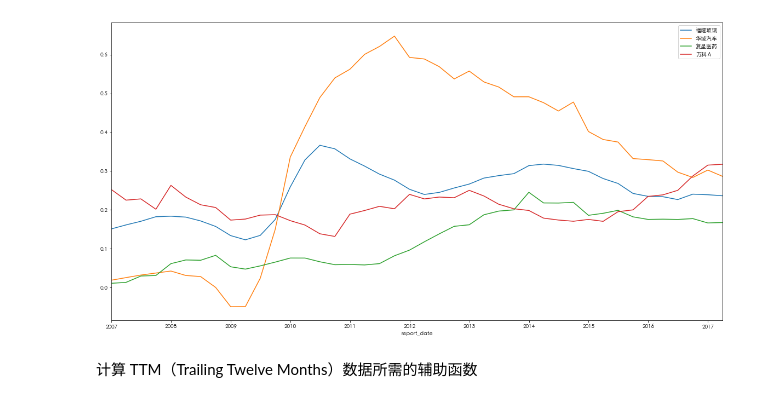
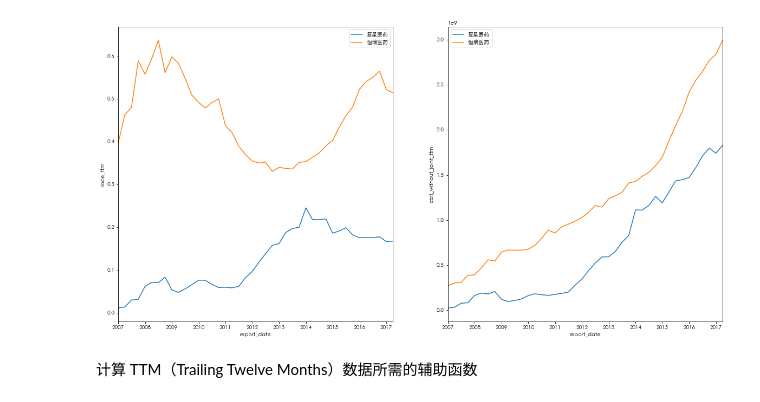
Before and after one commit to pro-zw/evalstock, a Jupyter notebook: eval_utility/china_stock.ipynb, the cells around one changed output. Saved outputs shown, nothing was run; the diff lists cells and outputs as text; code cells hidden in the pictures.

```diff
--- a/eval_utility/china_stock.ipynb
+++ b/eval_utility/china_stock.ipynb
@@ -23,23 +23,41 @@ from django.db.models import Q
 # %%
 from magic_formula.models import HistoricalKpi
 
-def show_roce_ttms(stock_names: list):
-    fig = plt.figure()
-    ax = fig.add_subplot(1, 1, 1)
+stocks_interested = ['复星医药', '恒瑞医药']
 
+def plot_roce_ttms(stock_names: list):
     for stock_name in stock_names:
         historical_kpi = HistoricalKpi.objects.filter(stock__stock_name=stock_name)
         roce_ttm_df = (pd.DataFrame(list(historical_kpi.values(
             'stock__stock_name', 'report_date', 'roce_ttm')))
             .set_index('report_date'))
-        roce_ttm_df['roce_ttm'].plot(label=roce_ttm_df['stock__stock_name'][-1])
+        roce_ttm_df['roce_ttm'].plot(
+            label=roce_ttm_df['stock__stock_name'][-1])
 
-    plt.legend()
-    plt.show()
+def plot_ebit_without_joint_ttm(stock_names: list):
+    for stock_name in stock_names:
+        historical_kpi = HistoricalKpi.objects.filter(stock__stock_name=stock_name)
+        ebit_without_joint_ttm_df = (pd.DataFrame(list(historical_kpi.values(
+            'stock__stock_name', 'report_date', 'ebit_without_joint_ttm')))
+            .set_index('report_date'))
+        ebit_without_joint_ttm_df['ebit_without_joint_ttm'].plot(
+            label=ebit_without_joint_ttm_df['stock__stock_name'][-1])
 
-show_roce_ttms(['福耀玻璃', '华域汽车', '复星医药', '万科Ａ'])
+fig = plt.figure()
+
+ax1 = fig.add_subplot(1, 2, 1)
+ax1.set_ylabel('roce_ttm')
+plot_roce_ttms(stocks_interested)
+ax1.legend()
+
+ax2 = fig.add_subplot(1, 2, 2)
+ax2.set_ylabel('ebit_without_joint_ttm')
+plot_ebit_without_joint_ttm(stocks_interested)
+ax2.legend()
+
+plt.show()
 # %% [output]
-[figure, old version]
+[figure, new version]
 # %% [markdown]
 计算 TTM（Trailing Twelve Months）数据所需的辅助函数
 # %%
```
Also changed, not shown: parts of 2 cells of this notebook.
